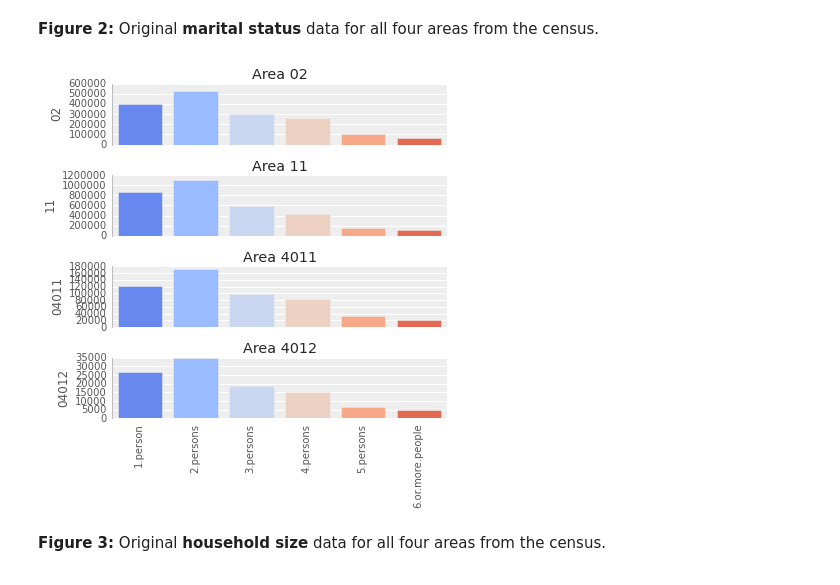
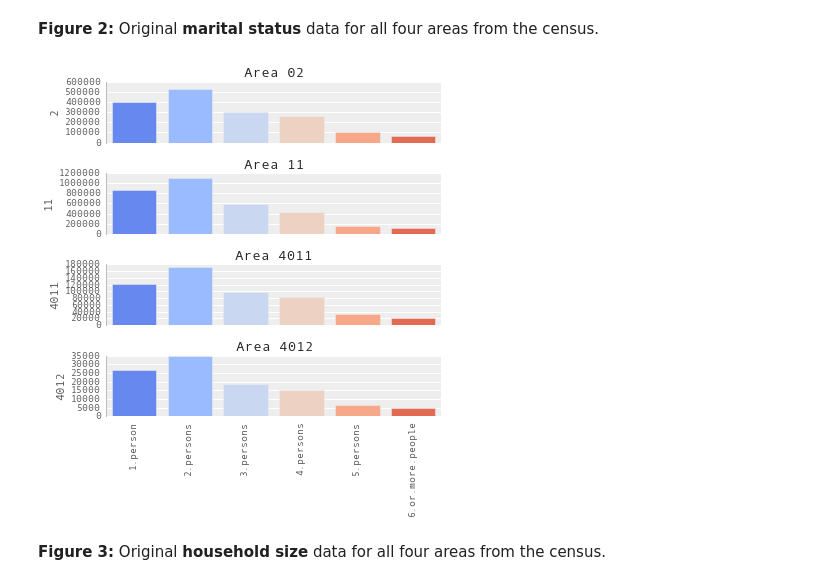
Before and after one commit to emunozh/gregwt-performance, a Jupyter notebook: Optimal selection of constrain categories.ipynb, the cells around one changed output. Cells and saved outputs as stored; diff of their text form; code cells hidden in the pictures.

```diff
--- a/Optimal selection of constrain categories.ipynb
+++ b/Optimal selection of constrain categories.ipynb
@@ -123,0 +90,2 @@ data = data.T
+# %%
+data = pd.read_csv("Zensus-2011-clean.csv", index_col=1)
@@ -183,28 +154,28 @@ plt.xticks(rotation=90);
 # %% [markdown]
 **Figure 2:** Original **marital status** data for all four areas from the census.
 # %%
-x1 = data.ix["02", "1.person":"6.or.more.people"].astype(float)
-x2 = data.ix["11", "1.person":"6.or.more.people"].astype(float)
-x3 = data.ix["04011", "1.person":"6.or.more.people"].astype(float)
-x4 = data.ix["04012", "1.person":"6.or.more.people"].astype(float)
+x1 = data.ix[2, "1.person":"6.or.more.people"].astype(float)
+x2 = data.ix[11, "1.person":"6.or.more.people"].astype(float)
+x3 = data.ix[4011, "1.person":"6.or.more.people"].astype(float)
+x4 = data.ix[4012, "1.person":"6.or.more.people"].astype(float)
 
 f, (ax1, ax2, ax3, ax4) = plt.subplots(4, 1, figsize=(6, 6), sharex=True)
 sns.barplot(x1.index, x1, ci=None, palette="coolwarm", hline=.1, ax=ax1)
 ax1.set_xlabel("")
 ax1.set_title("Area 02")
 sns.barplot(x2.index, x2, ci=None, palette="coolwarm", hline=.1, ax=ax2)
 ax2.set_xlabel("")
 ax2.set_title("Area 11")
 sns.barplot(x3.index, x3, ci=None, palette="coolwarm", hline=.1, ax=ax3)
 ax3.set_xlabel("")
 ax3.set_title("Area 4011")
 sns.barplot(x4.index, x4, ci=None, palette="coolwarm", hline=.1, ax=ax4)
 ax4.set_xlabel("")
 ax4.set_title("Area 4012")
 sns.despine(bottom=True)
 plt.xticks(rotation=90);
 # %% [output]
-[figure, old version]
+[figure, new version]
 # %% [markdown]
 **Figure 3:** Original **household size** data for all four areas from the census.
 # %% [markdown]
```
Also changed, not shown: parts of 43 cells of this notebook, 1 other file.
